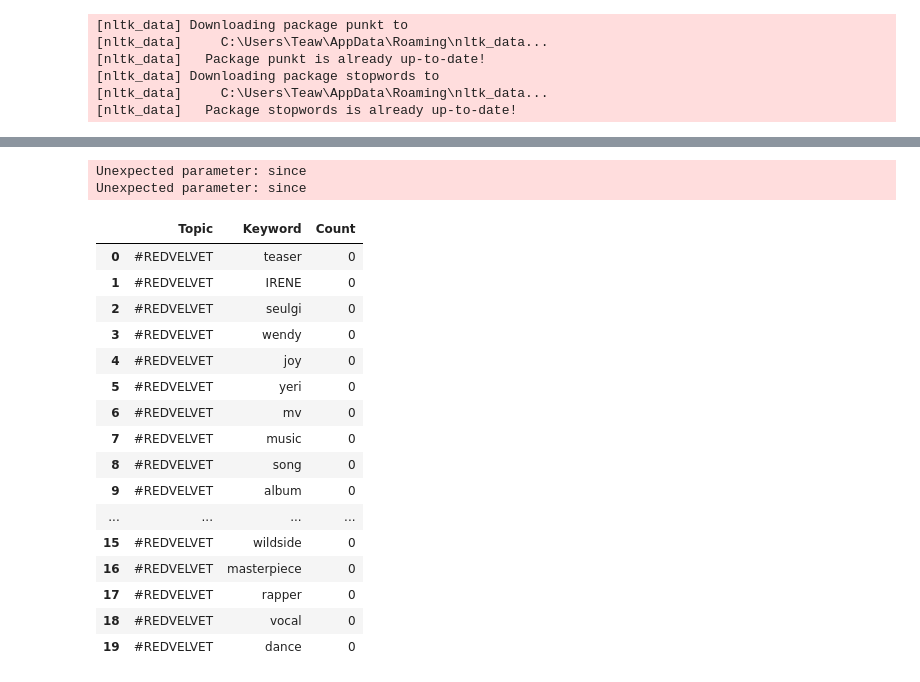
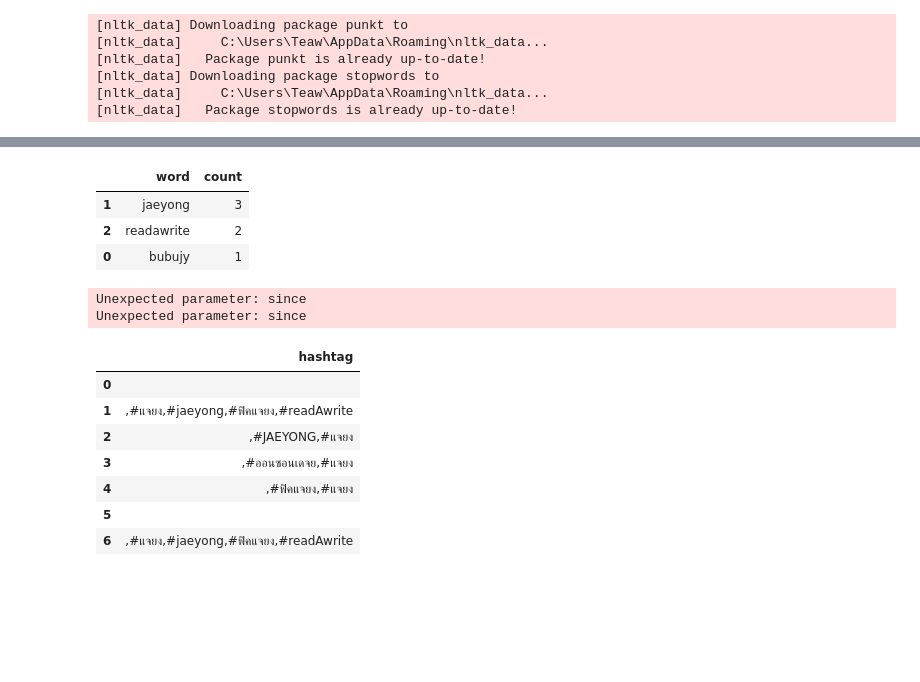
Before and after one commit to thitanun/Scrab-p-ing, a Jupyter notebook: testCollecttwitter.ipynb, the cells around one changed output, grey strips where cells are left out. Drawn from its saved outputs; the diff is of its cells as text; code cells hidden in the pictures; blank space fills up the shorter version.

```diff
--- a/testCollecttwitter.ipynb
+++ b/testCollecttwitter.ipynb
@@ -230,26 +356,0 @@ def count_keyword(hasht):
-# %%
-cw = count_keyword("#REDVELVET")
-table = pd.DataFrame(data = {"Topic" : "#REDVELVET", "Keyword" : keyword,
-        "Count" : cw})
-
-table
-# %% [output]
-Unexpected parameter: since
-Unexpected parameter: since
-|  | Topic | Keyword | Count |
-| 0 | #REDVELVET | teaser | 0 |
-| 1 | #REDVELVET | IRENE | 0 |
-| 2 | #REDVELVET | seulgi | 0 |
-| 3 | #REDVELVET | wendy | 0 |
-| 4 | #REDVELVET | joy | 0 |
-| 5 | #REDVELVET | yeri | 0 |
-| 6 | #REDVELVET | mv | 0 |
-| 7 | #REDVELVET | music | 0 |
-| 8 | #REDVELVET | song | 0 |
-| 9 | #REDVELVET | album | 0 |
-| ... | ... | ... | ... |
-| 15 | #REDVELVET | wildside | 0 |
-| 16 | #REDVELVET | masterpiece | 0 |
-| 17 | #REDVELVET | rapper | 0 |
-| 18 | #REDVELVET | vocal | 0 |
-| 19 | #REDVELVET | dance | 0 |
@@ -255,0 +360,8 @@ Unexpected parameter: since
+# %%
+tweets_data = test.show_data(test.data)
+test.count_word_en(tweets_data)
+# %% [output]
+|  | word | count |
+| 1 | jaeyong | 3 |
+| 2 | readawrite | 2 |
+| 0 | bubujy | 1 |
@@ -255,0 +371,13 @@ Unexpected parameter: since
+# %%
+test.data_hashtagcount()
+# %% [output]
+Unexpected parameter: since
+Unexpected parameter: since
+|  | hashtag |
+| 0 |  |
+| 1 | ,#แจยง,#jaeyong,#ฟิคแจยง,#readAwrite |
+| 2 | ,#JAEYONG,#แจยง |
+| 3 | ,#ออนซอนเดจย,#แจยง |
+| 4 | ,#ฟิคแจยง,#แจยง |
+| 5 |  |
+| 6 | ,#แจยง,#jaeyong,#ฟิคแจยง,#readAwrite |
```
Also changed, not shown: parts of 14 cells of this notebook, 6 other files.
